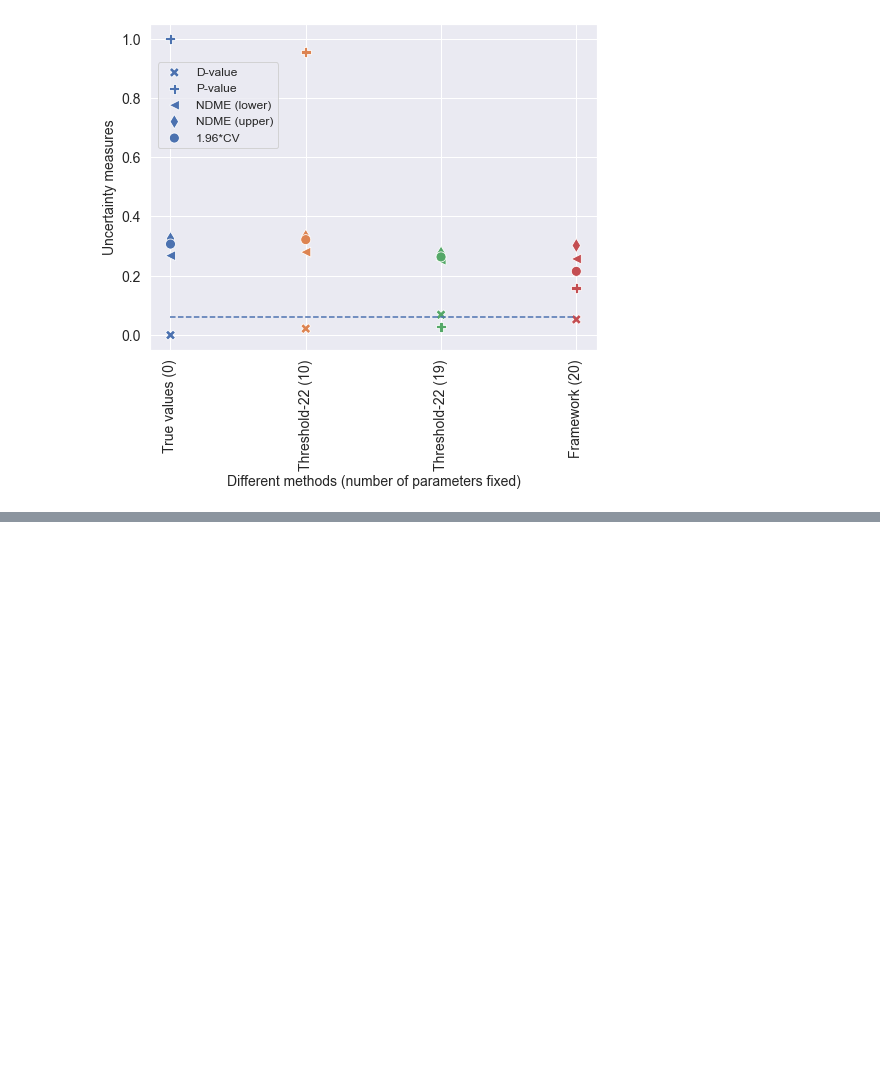
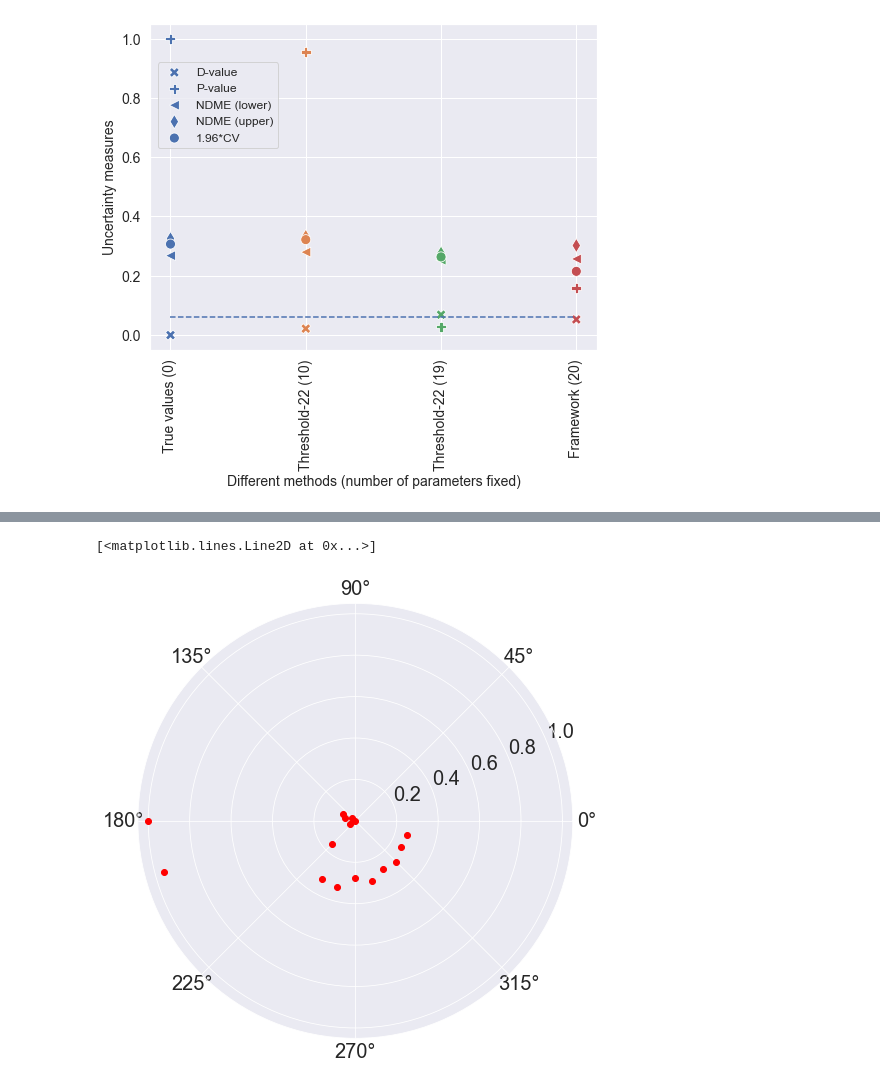
Before and after one commit to QianWanghhu/factor_fixing, a Jupyter notebook: qian_dev/visualization.ipynb, the cells around one changed output, grey strips where cells are left out. Cells and saved outputs as stored; diff of their text form; code cells hidden in the pictures; blank space fills up the shorter version.

Commit message:
Change Figure 10 of comparison into polar scale

```diff
--- a/qian_dev/visualization.ipynb
+++ b/qian_dev/visualization.ipynb
@@ -442,0 +440,10 @@ df[df['index'] == 'Framework']
+# %%
+import itertools
+statistic_show = ['cf_upper', 'cf_lower', 'ks', 'pvalue', 'upper_mean', 'lower_mean']
+df_stack = []
+for ii in statistic_show:
+    cols = ['index', *[ii, ii + '_upper', ii + '_lower']]
+    try:
+        df_stack = np.vstack([df_stack, df.loc[:, cols].values])
+    except ValueError:
+        df_stack = df.loc[:, cols].values
@@ -442,0 +452,6 @@ df[df['index'] == 'Framework']
+# %%
+df_polar = pd.DataFrame(data = df_stack, columns=['method', 'mean', 'upper', 'lower'])
+df_polar.loc[:, 'angle'] = np.arange(0, 360, 15) * 2 * np.pi / 360
+df_polar = df_polar.set_index('angle', drop=True)
+types = list(itertools.chain(*[([ii] * 4) for ii in statistic_show]))
+df_polar.loc[:, 'type'] = types
@@ -442,0 +479,7 @@ df[df['index'] == 'Framework']
+# %%
+fig = plt.figure(figsize=(10, 8))
+ax = plt.subplot(111, projection='polar')
+plt.polar(df_polar.index[8:], df_polar.iloc[8:]['mean'], 'ro')
+# %% [output]
+[<matplotlib.lines.Line2D at 0x...>]
+[figure, added]
```
Also changed, not shown: parts of 5 cells of this notebook, 1 other file.
